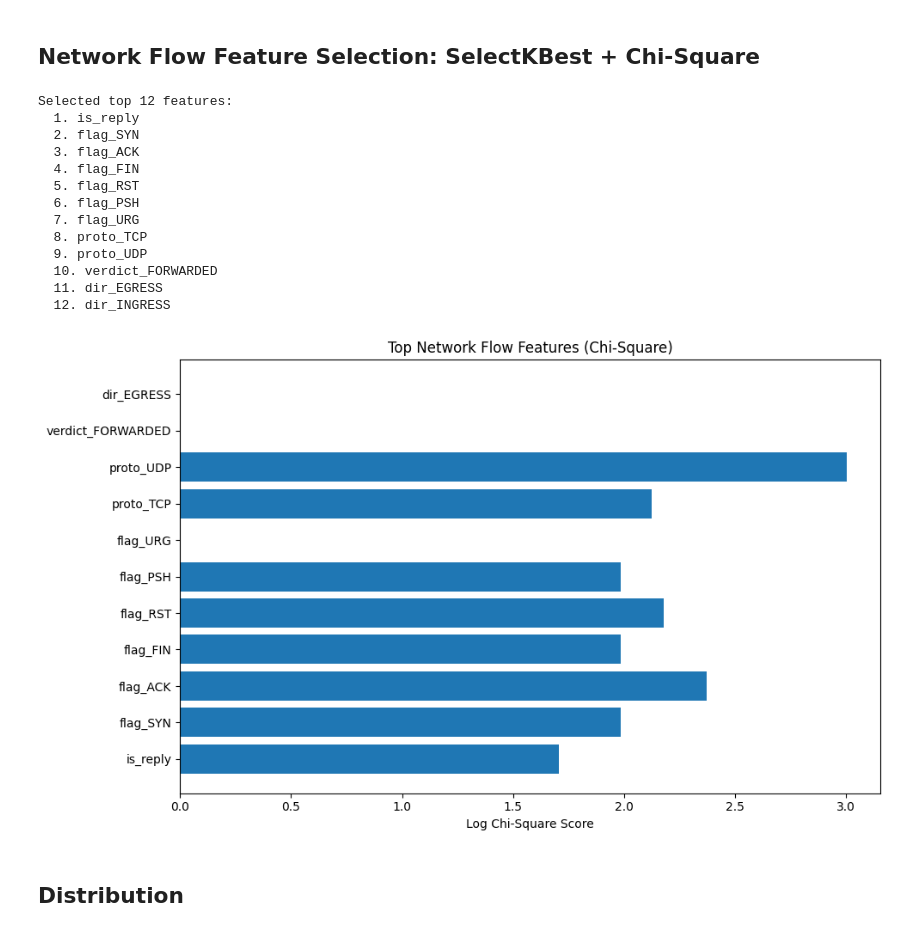
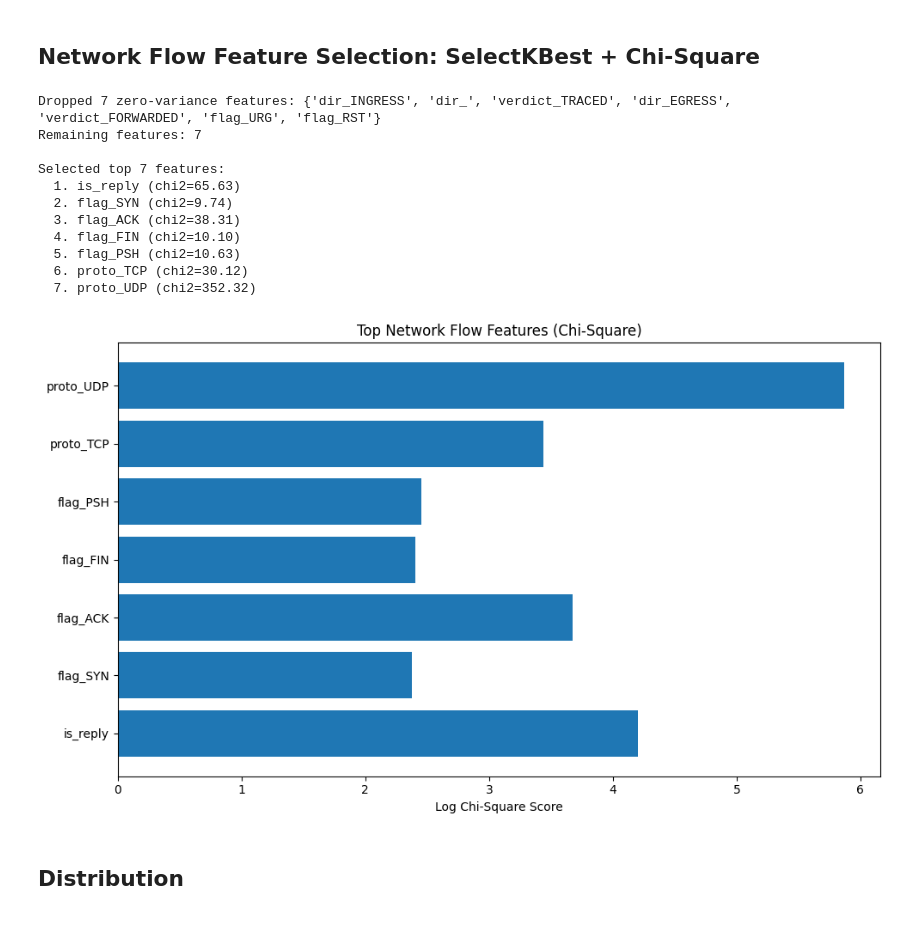
Before and after one commit to danielcristho/K-WATCH, a Jupyter notebook: feature_engineering/pre_processing.ipynb, the cells around one changed output. Saved outputs shown, nothing was run; the diff lists cells and outputs as text; code cells hidden in the pictures.

```diff
--- a/feature_engineering/pre_processing.ipynb
+++ b/feature_engineering/pre_processing.ipynb
@@ -718,49 +688,59 @@ Features:
 # %% [markdown]
 ## Network Flow Feature Selection: SelectKBest + Chi-Square
 # %%
-from sklearn.feature_selection import SelectKBest, chi2
+from sklearn.feature_selection import SelectKBest, chi2, VarianceThreshold
 
 X_flow = hubble_features.drop(columns=['label'])
 y_flow = hubble_features['label']
 
 X_flow = X_flow.abs()
 
-k = min(20, X_flow.shape[1])  # Fallback kalau features < 20
+# Drop zero variance features
+vt = VarianceThreshold(threshold=0.01)
+X_flow_filtered = pd.DataFrame(
+    vt.fit_transform(X_flow),
+    columns=X_flow.columns[vt.get_support()]
+)
+
+dropped = set(X_flow.columns) - set(X_flow_filtered.columns)
+print(f'Dropped {len(dropped)} zero-variance features: {dropped}')
+print(f'Remaining features: {X_flow_filtered.shape[1]}')
+
+# SelectKBest from current
+k = min(8, X_flow_filtered.shape[1])
 selector = SelectKBest(chi2, k=k)
-X_flow_selected = selector.fit_transform(X_flow, y_flow)
+X_flow_selected = selector.fit_transform(X_flow_filtered, y_flow)
 
-# Lihat top features
 selected_mask = selector.get_support()
-selected_features = X_flow.columns[selected_mask].tolist()
+selected_features = X_flow_filtered.columns[selected_mask].tolist()
 
-print(f'Selected top {k} features:')
+print(f'\nSelected top {k} features:')
 for i, feat in enumerate(selected_features):
-    print(f'  {i+1}. {feat}')
+    score = selector.scores_[list(X_flow_filtered.columns).index(feat)]
+    print(f'  {i+1}. {feat} (chi2={score:.2f})')
 
-# Plot feature importance
+# Plot
 scores = selector.scores_[selected_mask]
 plt.figure(figsize=(10, 6))
 plt.barh(selected_features, np.log1p(scores))
 plt.xlabel('Log Chi-Square Score')
 plt.title('Top Network Flow Features (Chi-Square)')
 plt.tight_layout()
 plt.savefig('output/feature_importance.png', dpi=150)
 plt.show()
 # %% [output]
-Selected top 12 features:
-  1. is_reply
-  2. flag_SYN
-  3. flag_ACK
-  4. flag_FIN
-  5. flag_RST
-  6. flag_PSH
-  7. flag_URG
-  8. proto_TCP
-  9. proto_UDP
-  10. verdict_FORWARDED
-  11. dir_EGRESS
-  12. dir_INGRESS
+Dropped 7 zero-variance features: {'dir_INGRESS', 'dir_', 'verdict_TRACED', 'dir_EGRESS', 'verdict_FORWARDED', 'flag_URG', 'flag_RST'}
+Remaining features: 7
+
+Selected top 7 features:
+  1. is_reply (chi2=65.63)
+  2. flag_SYN (chi2=9.74)
+  3. flag_ACK (chi2=38.31)
+  4. flag_FIN (chi2=10.10)
+  5. flag_PSH (chi2=10.63)
+  6. proto_TCP (chi2=30.12)
+  7. proto_UDP (chi2=352.32)
-[figure, old version]
+[figure, new version]
 # %% [markdown]
 ## Distribution
 # %%
```
Also changed, not shown: parts of 14 cells of this notebook, 1 other file.
